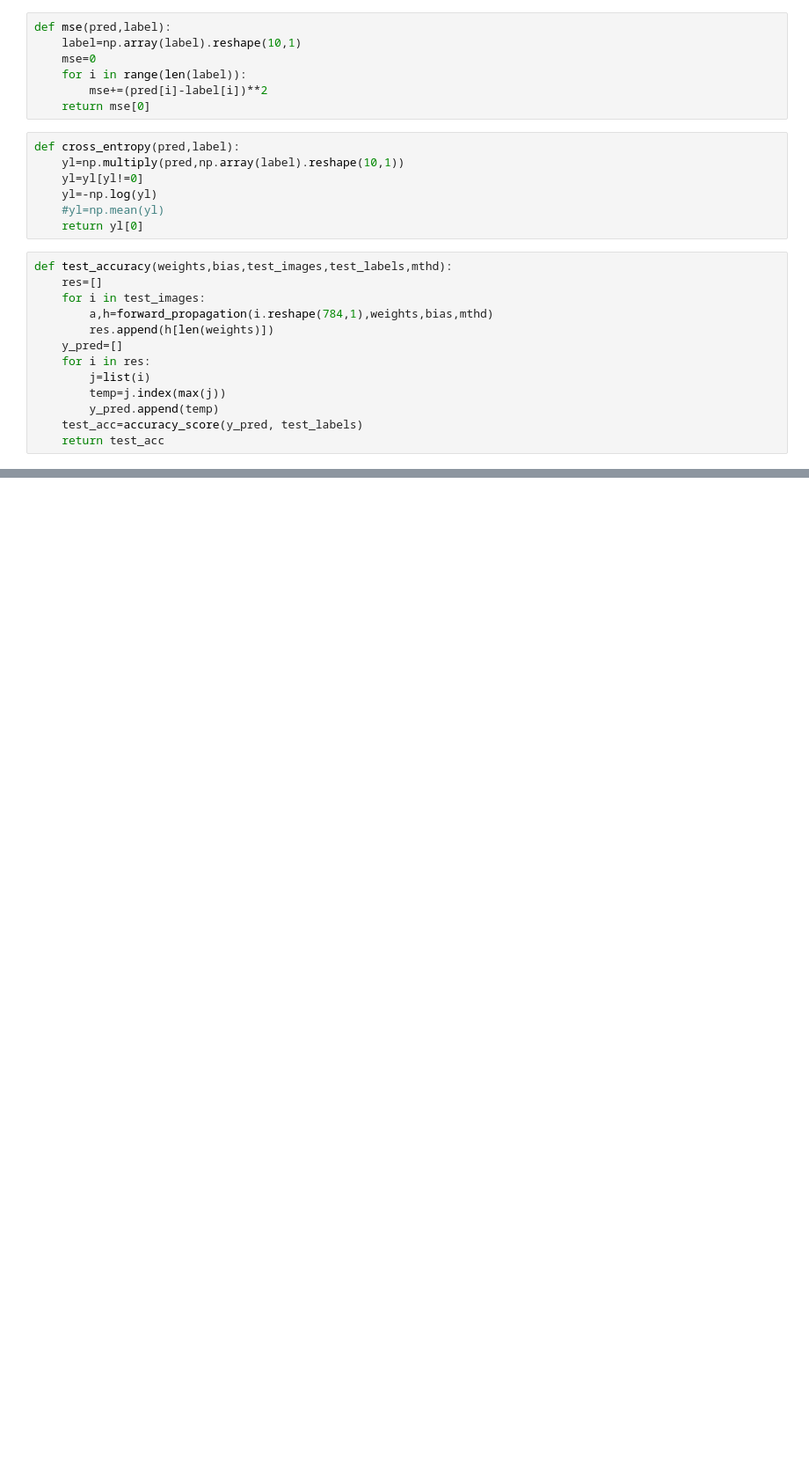
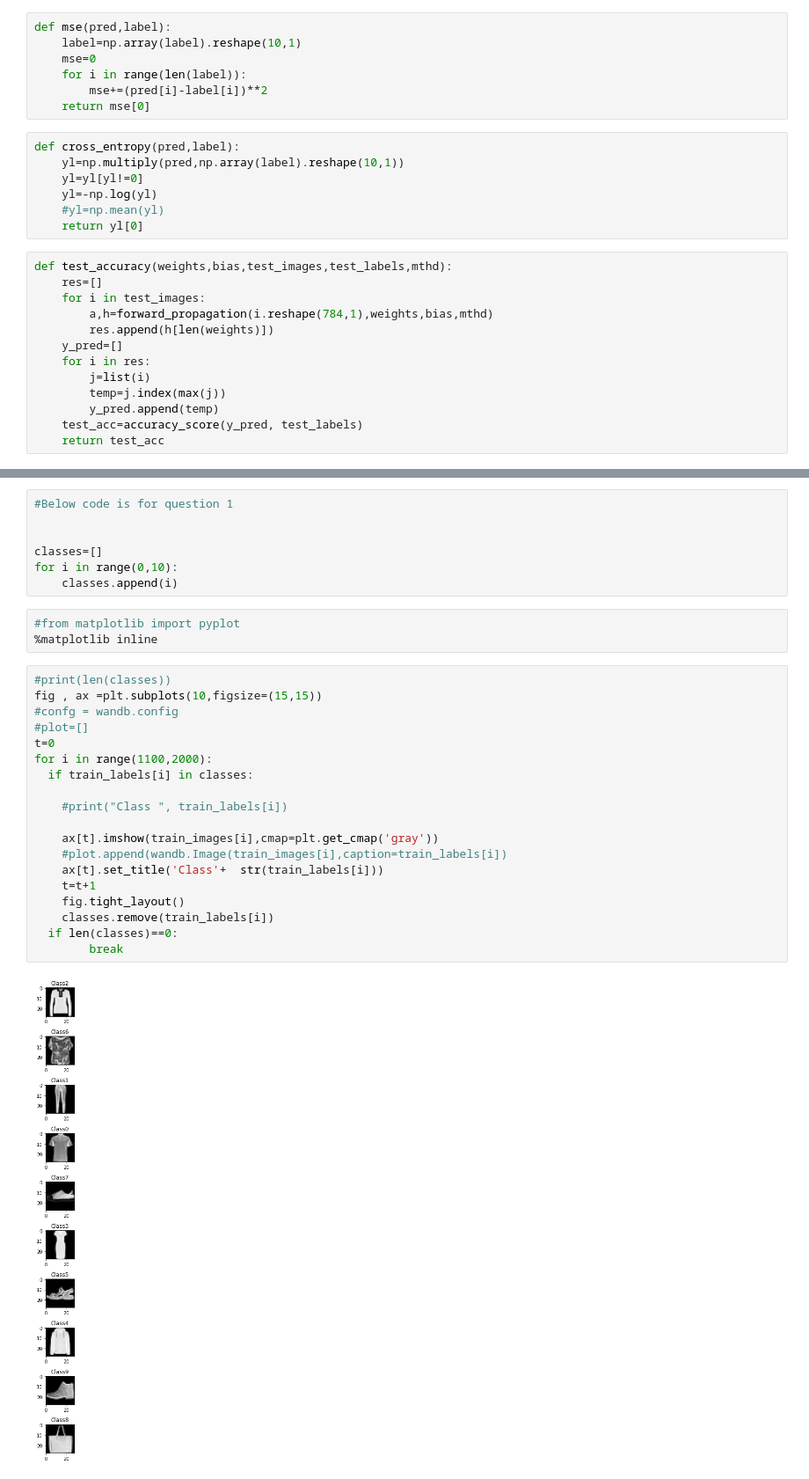
Before and after one commit to apoorva2810/CS6910, a Jupyter notebook: DL_Assignment_1.ipynb, the cells around one changed output, grey strips where cells are left out. Shown at 88% size. Drawn from its saved outputs; the diff is of its cells as text; blank space fills up the shorter version.

```diff
--- a/DL_Assignment_1.ipynb
+++ b/DL_Assignment_1.ipynb
@@ -761,0 +1016,31 @@ NameError: ignored
+# %%
+#Below code is for question 1
+
+
+classes=[]
+for i in range(0,10):
+    classes.append(i)
+# %%
+#from matplotlib import pyplot
+%matplotlib inline
+# %%
+#print(len(classes))
+fig , ax =plt.subplots(10,figsize=(15,15))
+#confg = wandb.config
+#plot=[]
+t=0
+for i in range(1100,2000):
+  if train_labels[i] in classes:
+
+    #print("Class ", train_labels[i])
+
+    ax[t].imshow(train_images[i],cmap=plt.get_cmap('gray'))
+    #plot.append(wandb.Image(train_images[i],caption=train_labels[i])
+    ax[t].set_title('Class'+  str(train_labels[i]))
+    t=t+1
+    fig.tight_layout()
+    classes.remove(train_labels[i])
+  if len(classes)==0:
+        break
+# %% [output]
+[figure, added]
```
Also changed, not shown: parts of 17 cells of this notebook.
